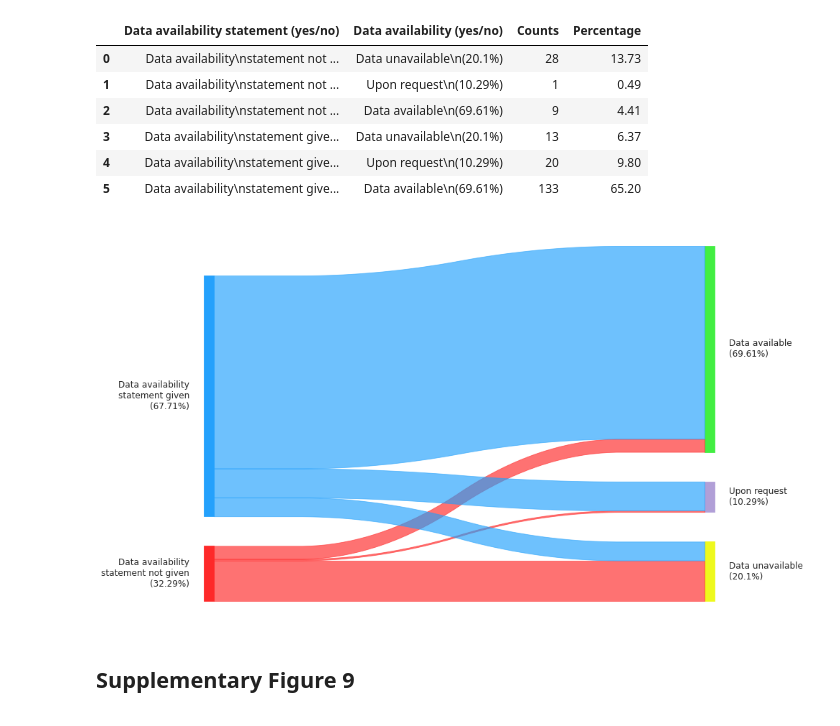
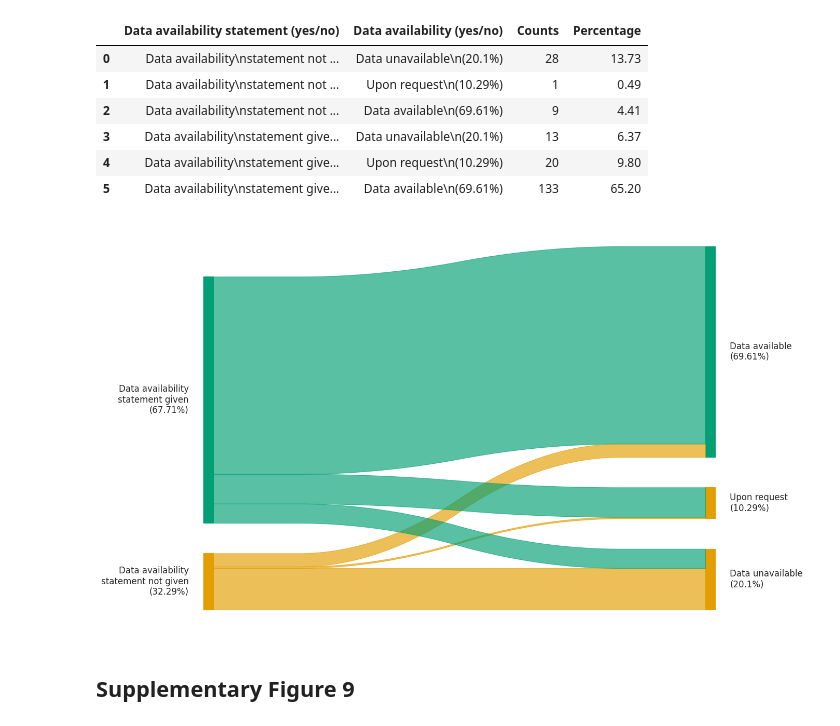
Before and after one commit to Mangul-Lab-USC/code-availability, a Jupyter notebook: notebooks/Figures.ipynb, the cells around one changed output. Cells and saved outputs as stored; diff of their text form; code cells hidden in the pictures.

```diff
--- a/notebooks/Figures.ipynb
+++ b/notebooks/Figures.ipynb
@@ -169,8 +150,8 @@ category_labels = [
     'Code unavailable\n(' + str(df_code_avail['Percentage'][0]) + '%)',
     'Code available\n(' + str(df_code_avail['Percentage'][1]) + '%)'
 ]
-colors = ["#fe2626","#21a0fc","#eef91a","#40ee40"]
-
+#colors = ["#fe2626","#21a0fc","#eef91a","#40ee40"]
+colors = ["#e29d00","#0072B2","#e29d00","#0072B2"]
 #colors = sns.color_palette("pastel")
 color_dict = {}
 for i, label in enumerate(category_labels):
@@ -425,7 +406,7 @@ category_labels = [
     'Code available\n(' + str(df_code_avail['Percentage'][1]) + '%)'
 ]
 
-colors = ["#fe2626","#21a0fc","#eef91a","#40ee40"]
+colors = ["#e29d00","#0072B2","#e29d00","#0072B2"]
 color_dict = {}
 for i, label in enumerate(category_labels):
     color_dict[label] = colors[i]
@@ -562,5 +543,5 @@ for i, axes in enumerate(ax.flatten()):
 
 sns.despine()
 plt.show()
-fig.savefig('../Figures/fig1.png', format='png', dpi=300)
+fig.savefig('../Figures/fig1.png', format='png', dpi=300,bbox_inches='tight')
 # %% [output]
@@ -1012,27 +2153,27 @@ df_temp
 # %%
 plt.figure(figsize=(14, 10))
 plt.rcParams.update({'font.size': 12})
 rcParams['font.family'] = 'sans-serif'
 category_labels = [
     'Data availability\nstatement not given\n(' + str(df_data_avail_statement['Percentage'][1]) +'%)',
     'Data availability\nstatement given\n(' + str(df_data_avail_statement['Percentage'][0]) + '%)',
     'Data unavailable\n(' + str(df_data_avail['Percentage'][1]) + '%)',
     'Data available\n(' + str(df_data_avail['Percentage'][0]) + '%)',
     'Upon request\n(' + str(df_data_avail['Percentage'][2]) + '%)'
 ]
-
-colors = ["#fe2626","#21a0fc","#eef91a","#40ee40","#b09ed7"]
+colors = ["#e29d00","#009E73","#e29d00","#009E73","#e29d00"]
+#colors = ["#fe2626","#21a0fc","#eef91a","#40ee40","#b09ed7"]
 color_dict = {}
 for i, label in enumerate(category_labels):
     color_dict[label] = colors[i]
 
 sankey(
     left=df_temp['Data availability statement (yes/no)'], right=df_temp['Data availability (yes/no)'],  aspect=20,  rightWeight=df_temp['Counts'].values.astype(float), leftWeight=df_temp['Counts'].values.astype(float),
     fontsize=12,colorDict=color_dict
 )
 plt.savefig('../Figures/sup8.png', format='png', dpi=300)
 # %% [output]
-[figure, old version]
+[figure, new version]
 # %% [markdown]
 ## Supplementary Figure 9
 # %%
```
Also changed, not shown: parts of 87 cells of this notebook, 18 other files.
